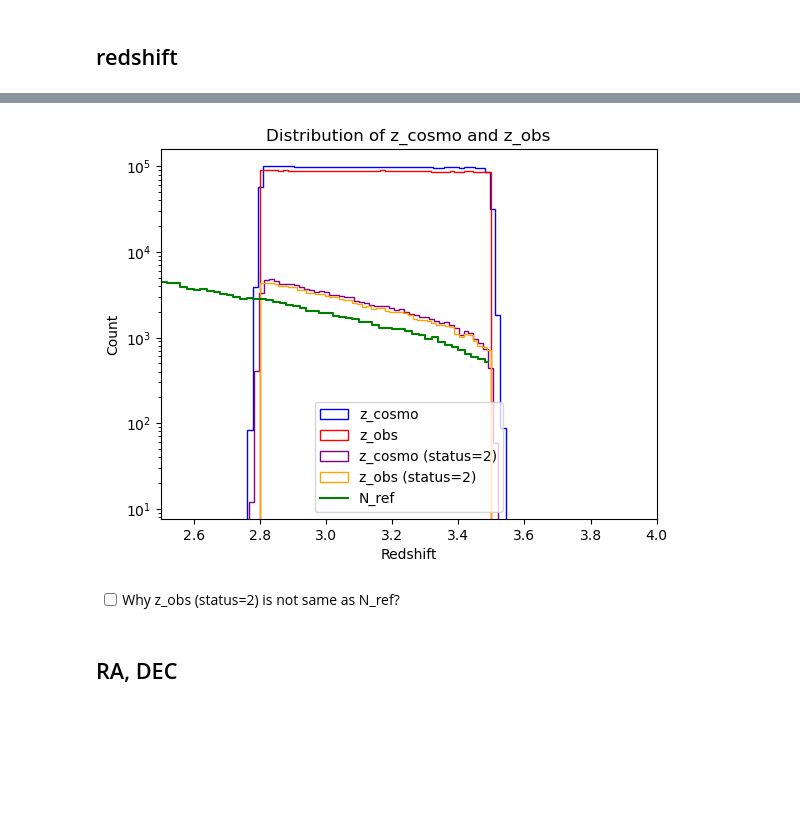
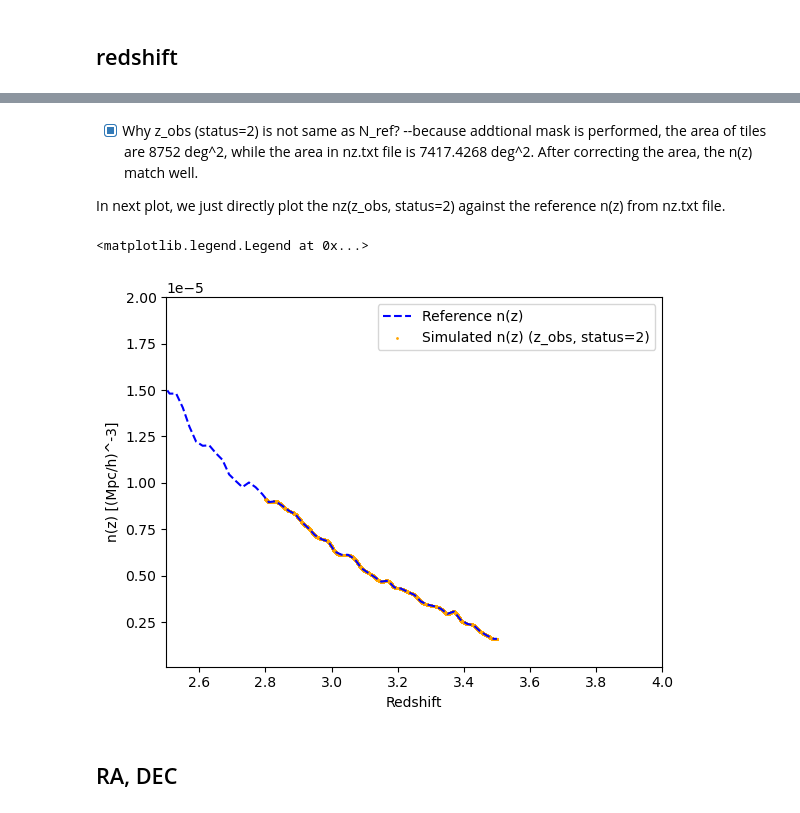
Before and after one commit to SiyiZhao/fihobi, a Jupyter notebook: lightcone/output.ipynb, the cells around one changed output, grey strips where cells are left out. Drawn from its saved outputs; the diff is of its cells as text; code cells hidden in the pictures; blank space fills up the shorter version.

```diff
--- a/lightcone/output.ipynb
+++ b/lightcone/output.ipynb
@@ -126,20 +149,31 @@ plt.show()
 # %%
-plt.hist(z_cosmo, bins=50, histtype='step', label='z_cosmo', color='blue')
-plt.hist(z_obs, bins=50, histtype='step', label='z_obs', color='red')
-plt.hist(z_cosmo[status == 2], bins=50, histtype='step', label='z_cosmo (status=2)', color='purple')
-plt.hist(z_obs[status == 2], bins=50, histtype='step', label='z_obs (status=2)', color='orange')
-plt.plot(zmid, N_ref, drawstyle='steps-mid', label='N_ref', color='green')
-plt.xlim(2.5, 4)
-plt.yscale('log')
-plt.xlabel('Redshift')
-plt.ylabel('Count')
-plt.title('Distribution of z_cosmo and z_obs')
-plt.legend()
-plt.show()
+# plt.hist(z_cosmo, bins=50, histtype='step', label='z_cosmo', color='blue')
+# plt.hist(z_obs, bins=50, histtype='step', label='z_obs', color='red')
+# plt.hist(z_cosmo[status == 2], bins=50, histtype='step', label='z_cosmo (status=2)', color='purple')
+# plt.hist(z_obs[status == 2], bins=50, histtype='step', label='z_obs (status=2)', color='orange')
+# plt.plot(zmid, N_ref, drawstyle='steps-mid', label='N_ref', color='green')
+# plt.xlim(2.5, 4)
+# plt.yscale('log')
+# plt.xlabel('Redshift')
+# plt.ylabel('Count')
+# plt.title('Distribution of z_cosmo and z_obs')
+# plt.legend()
+# plt.show()
-# %% [output]
-[figure, removed]
 # %% [markdown]
-- [ ] Why z_obs (status=2) is not same as N_ref?
+- [x] Why z_obs (status=2) is not same as N_ref? --because addtional mask is performed, the area of tiles are 8752 deg^2, while the area in nz.txt file is 7417.4268 deg^2. After correcting the area, the n(z) match well.
+
+In next plot, we just directly plot the nz(z_obs, status=2) against the reference n(z) from nz.txt file.
+# %%
+plt.plot(zmid_in, nz_in, '--', label='Reference n(z)', color='blue')
+plt.scatter(z_obs[status==2], nz[status==2], s=1, color='orange', label='Simulated n(z) (z_obs, status=2)')
+plt.xlabel('Redshift')
+plt.ylabel('n(z) [(Mpc/h)^-3]')
+plt.xlim(2.5, 4)
+plt.ylim(1e-7, 2e-5)
+plt.legend()
+# %% [output]
+<matplotlib.legend.Legend at 0x...>
+[figure, added]
 # %% [markdown]
 ## RA, DEC
 # %%
```
Also changed, not shown: parts of 12 cells of this notebook.
